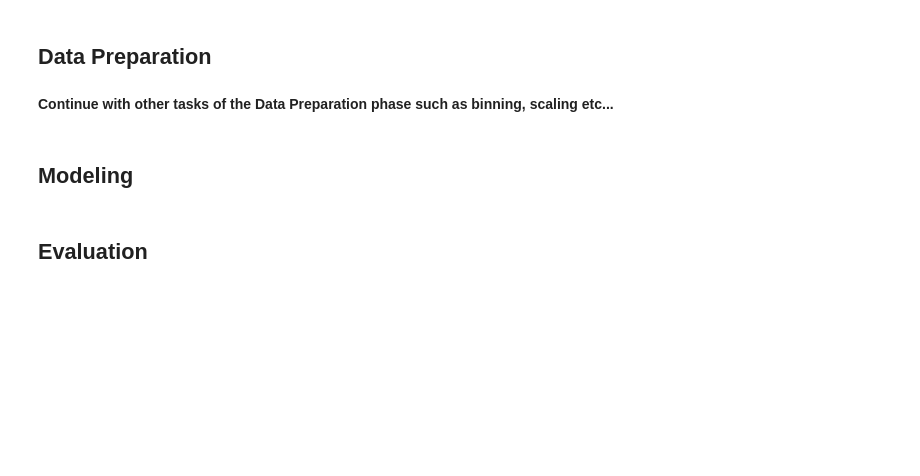
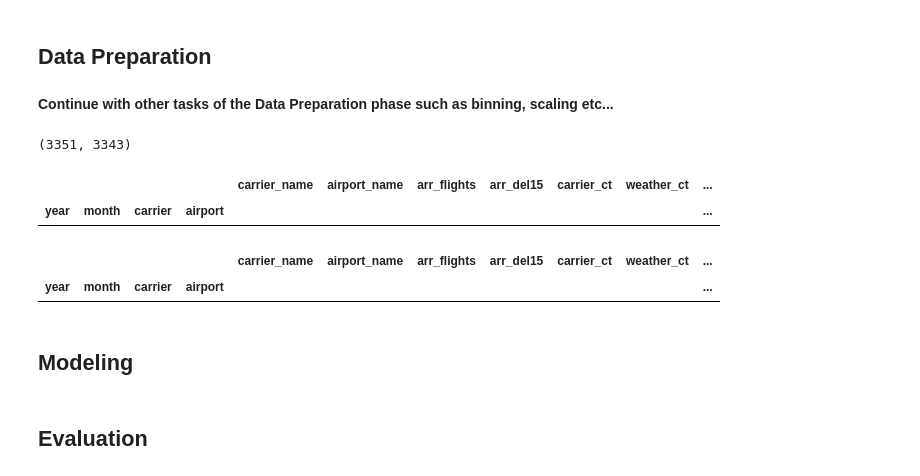
Before and after one commit to Bernhg4/businessintelligence_group043_a3, a Jupyter notebook: airline_delay_043.ipynb, the cells around one changed output. Saved outputs shown, nothing was run; the diff lists cells and outputs as text; code cells hidden in the pictures; blank space fills up the shorter version.

Commit message:
Added data preparation

```diff
--- a/airline_delay_043.ipynb
+++ b/airline_delay_043.ipynb
@@ -1059,3 +1056,57 @@ handle_outliers_activity = [
 engine.insert(handle_outliers_activity, prefixes=prefixes)
 # %% [markdown]
 **Continue with other tasks of the Data Preparation phase such as binning, scaling etc...**
+# %%
+numeric_cols = [
+    'arr_flights', 'arr_del15', 'carrier_ct', 'weather_ct', 'nas_ct',
+    'security_ct', 'late_aircraft_ct', 'arr_cancelled', 'arr_diverted',
+    'arr_delay', 'carrier_delay', 'weather_delay', 'nas_delay',
+    'security_delay', 'late_aircraft_delay'
+]
+
+df = data
+
+before_rows = df.shape[0]
+df = df.dropna(subset=numeric_cols)
+after_rows = df.shape[0]
+
+before_rows, after_rows
+
+"""Rows containing missing values in operational delay and count attributes were removed.
+These attributes represent aggregated counts or total delay minutes; imputing values would introduce artificial observations and distort operational patterns.
+Given the remaining dataset size, the number of rows removed is small"""
+# %% [output]
+(3351, 3343)
+# %%
+# categorical / identifiers
+categorical_cols = [
+    'carrier_name', 'airport_name'
+]
+
+for col in categorical_cols:
+    df[col] = df[col].astype('category')
+
+# numeric columns
+for col in numeric_cols:
+    df[col] = pd.to_numeric(df[col], errors='coerce')
+
+df[df[['carrier_name', 'airport_name']].isna().any(axis=1)]
+
+"""Data types were explicitly enforced to ensure reproducibility and correctness.
+Identifier attributes were treated as categorical variables, while operational metrics were coerced to numeric types to prevent silent type inconsistencies during analysis."""
+# %% [output]
+|  |  |  |  | carrier_name | airport_name | arr_flights | arr_del15 | carrier_ct | weather_ct | ... |
+| year | month | carrier | airport |  |  |  |  |  |  | ... |
+# %%
+df = df[
+    (df['arr_flights'] < 0) &
+    (df['arr_del15'] < 0) &
+    (df['arr_cancelled'] < 0) &
+    (df['arr_diverted'] < 0) &
+    (df['arr_delay'] < 0)
+]
+
+df
+# %% [output]
+|  |  |  |  | carrier_name | airport_name | arr_flights | arr_del15 | carrier_ct | weather_ct | ... |
+| year | month | carrier | airport |  |  |  |  |  |  | ... |
```
Also changed, not shown: parts of 9 cells of this notebook.
